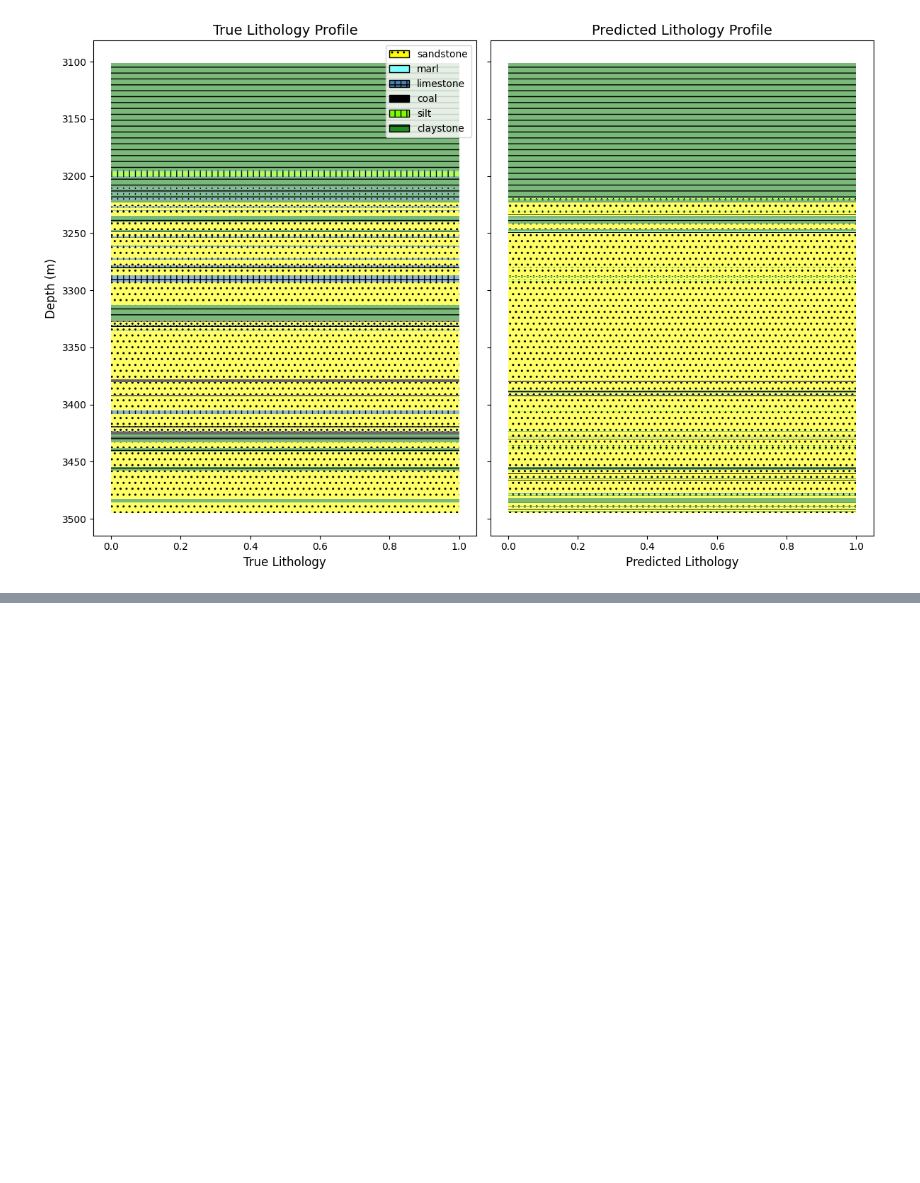
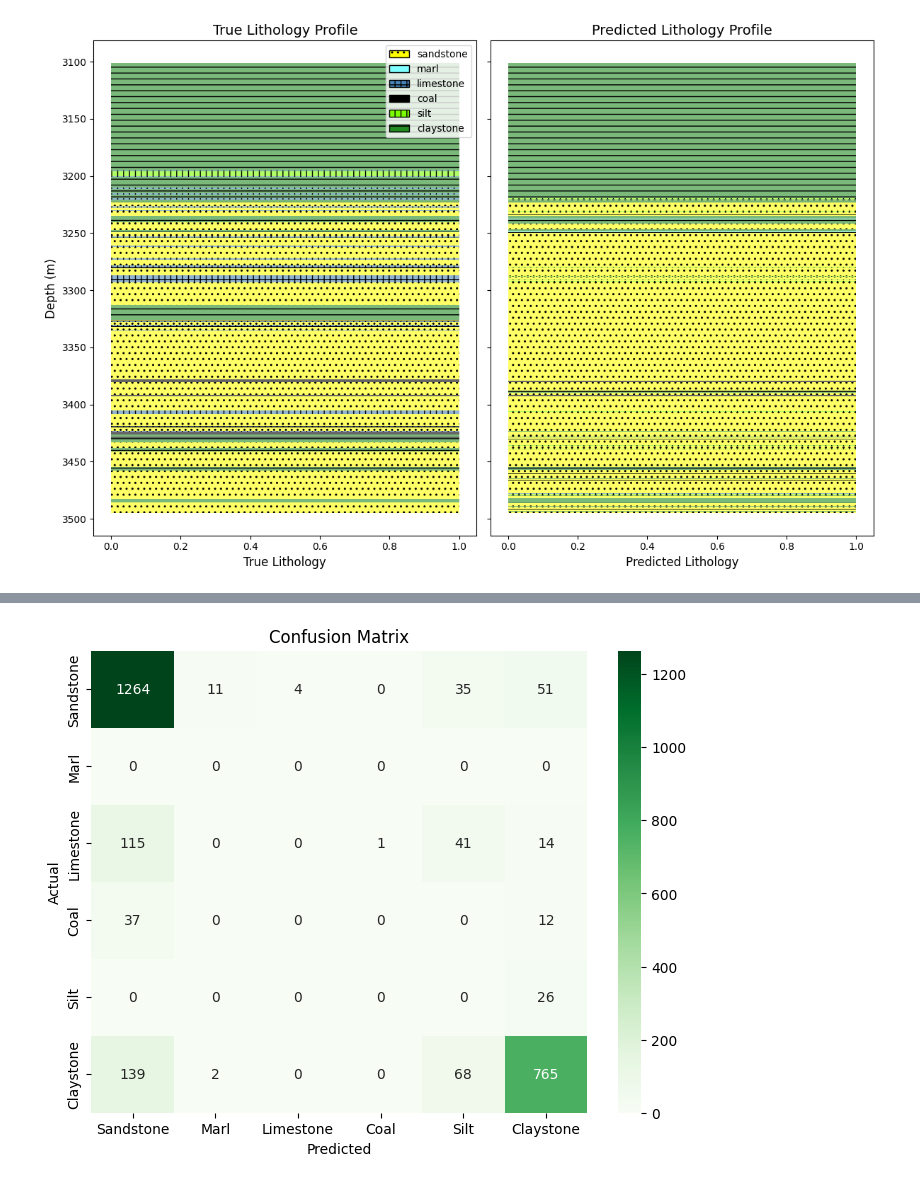
Before and after one commit to farah-rabie/GeosciencePlusAI, a Jupyter notebook: Notebooks/3 Classification Algorithms for Well Data.ipynb, the cells around one changed output, grey strips where cells are left out. Cells and saved outputs as stored; diff of their text form; code cells hidden in the pictures; blank space fills up the shorter version.

```diff
--- a/Notebooks/3 Classification Algorithms for Well Data.ipynb
+++ b/Notebooks/3 Classification Algorithms for Well Data.ipynb
@@ -294,0 +299,3 @@ KNNClassifier.plot_lithology_comparison(standardised_test_well_data[0], test_RF_
+# %%
+from Lib.ClassificationFunctions import SVMClassification
+SVMClassifier = SVMClassification()
@@ -294,0 +304,8 @@ KNNClassifier.plot_lithology_comparison(standardised_test_well_data[0], test_RF_
+# %%
+trained_SVM, trained_SVM_params, trained_SVM_accuracy, trained_SVM_y_pred = SVMClassifier.tune_svm(
+    standardised_train_well_data,
+    standardised_val_well_data,
+    feature_columns,
+    target_column,
+    kernel='rbf'  # can be changed to 'linear' or 'poly' if you want
+)
@@ -294,0 +334,7 @@ KNNClassifier.plot_lithology_comparison(standardised_test_well_data[0], test_RF_
+# %%
+accuracy_test_SVM, test_SVM_predicted_lithology = SVMClassifier.test_svm(
+    trained_SVM,
+    standardised_test_well_data[0],
+    feature_columns,
+    target_column
+)
@@ -294,0 +350,7 @@ KNNClassifier.plot_lithology_comparison(standardised_test_well_data[0], test_RF_
+# %%
+KNNClassifier.plot_confusion_matrix(
+    standardised_test_well_data[0]['LITHOLOGY'].values,
+    test_SVM_predicted_lithology
+)
+# %% [output]
+[figure, added]
```
Also changed, not shown: parts of 8 cells of this notebook.
